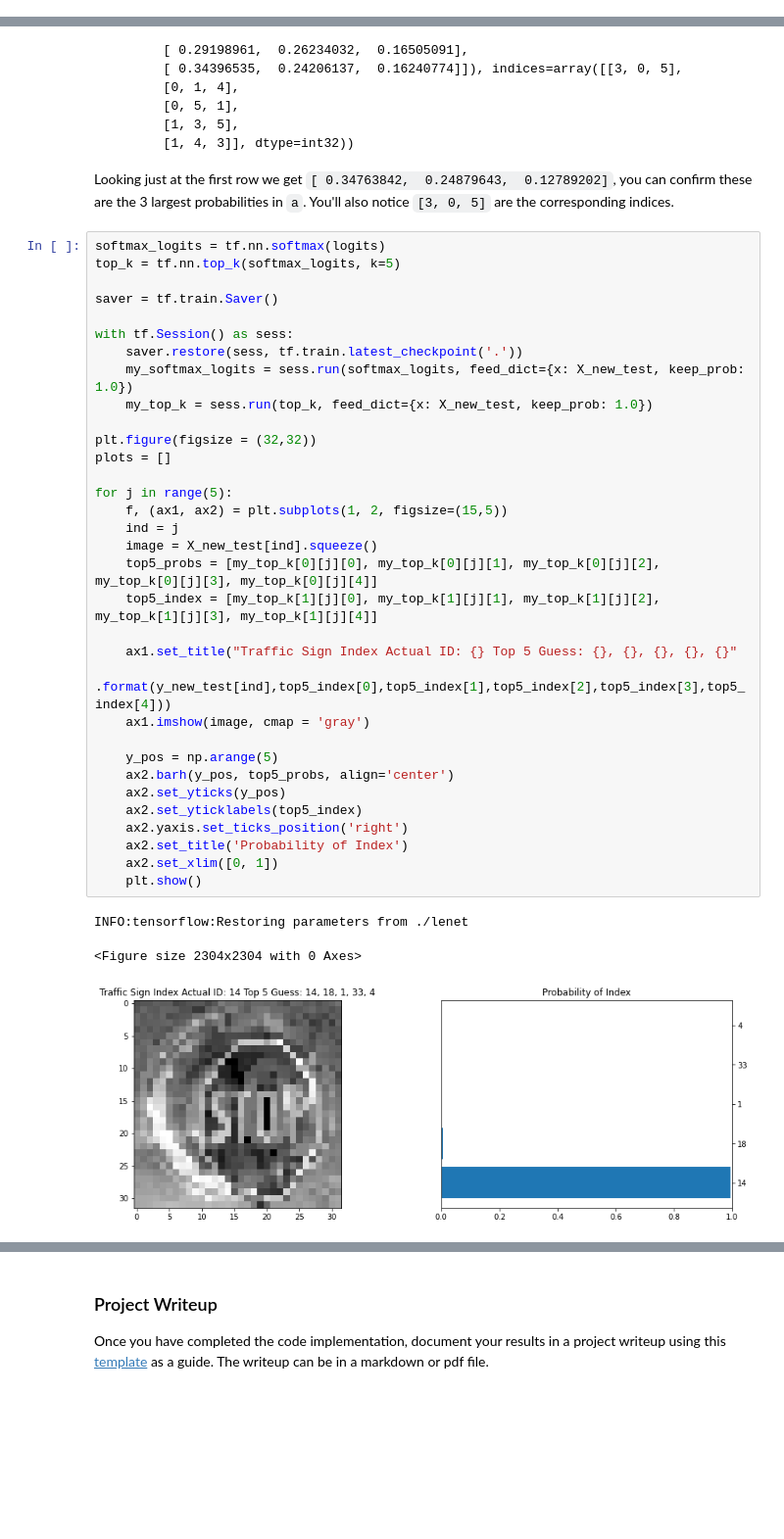
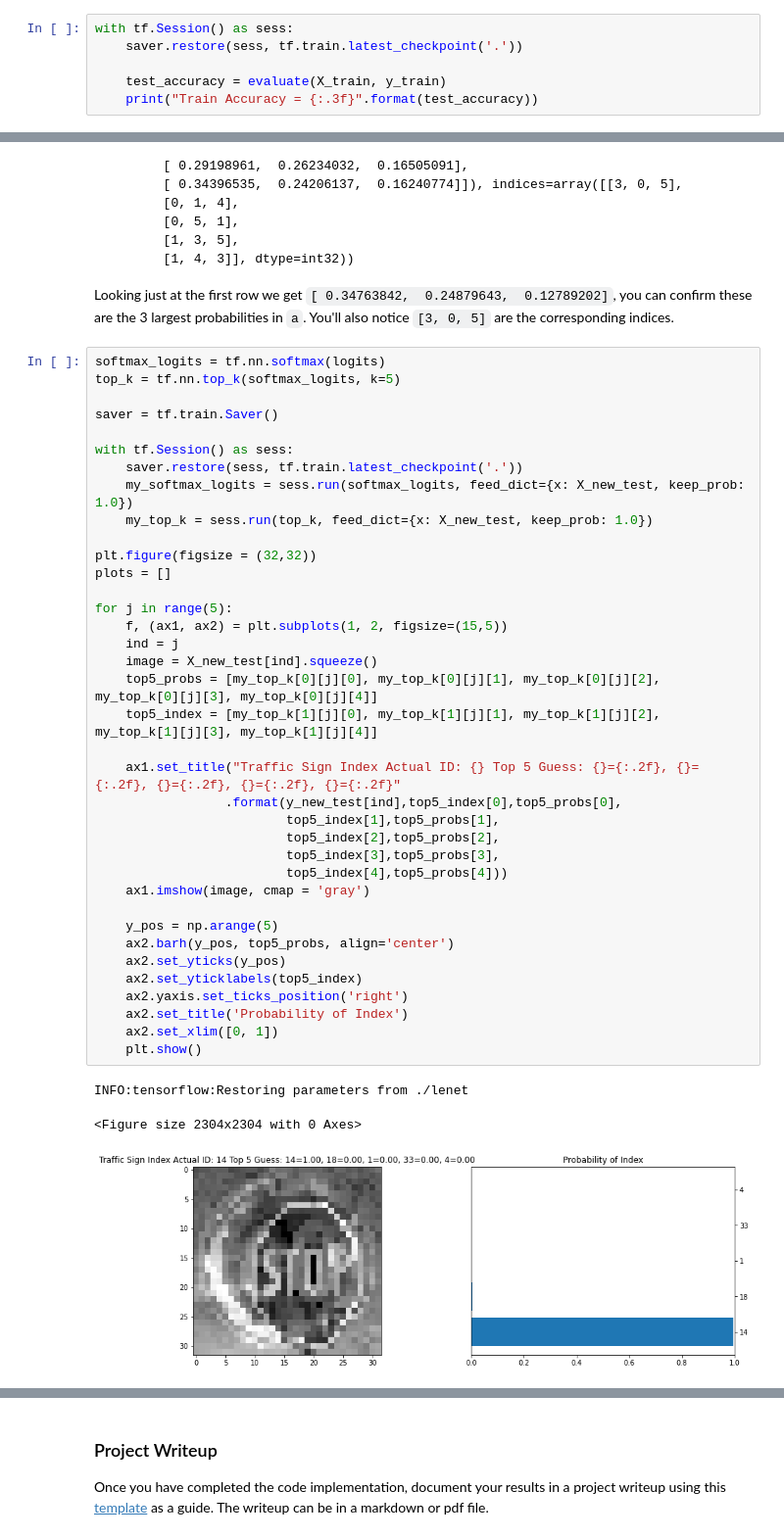
Before and after one commit to Jososke/Traffic_Sign_Classifier, a Jupyter notebook: Traffic_Sign_Classifier.ipynb, the cells around one changed output, grey strips where cells are left out. Shown at 98% size. Drawn from its saved outputs; the diff is of its cells as text; blank space fills up the shorter version.

```diff
--- a/Traffic_Sign_Classifier.ipynb
+++ b/Traffic_Sign_Classifier.ipynb
@@ -467,3 +467,9 @@ EPOCH 40 ...
 Validation Accuracy = 0.954
 
 Model saved
+# %%
+with tf.Session() as sess:
+    saver.restore(sess, tf.train.latest_checkpoint('.'))
+
+    test_accuracy = evaluate(X_train, y_train)
+    print("Train Accuracy = {:.3f}".format(test_accuracy))
@@ -608,33 +617,37 @@ top_k = tf.nn.top_k(softmax_logits, k=5)
 saver = tf.train.Saver()
 
 with tf.Session() as sess:
     saver.restore(sess, tf.train.latest_checkpoint('.'))
     my_softmax_logits = sess.run(softmax_logits, feed_dict={x: X_new_test, keep_prob: 1.0})
     my_top_k = sess.run(top_k, feed_dict={x: X_new_test, keep_prob: 1.0})
 
 plt.figure(figsize = (32,32))
 plots = []
 
 for j in range(5):
     f, (ax1, ax2) = plt.subplots(1, 2, figsize=(15,5))
     ind = j
     image = X_new_test[ind].squeeze()
     top5_probs = [my_top_k[0][j][0], my_top_k[0][j][1], my_top_k[0][j][2], my_top_k[0][j][3], my_top_k[0][j][4]]
     top5_index = [my_top_k[1][j][0], my_top_k[1][j][1], my_top_k[1][j][2], my_top_k[1][j][3], my_top_k[1][j][4]]
 
-    ax1.set_title("Traffic Sign Index Actual ID: {} Top 5 Guess: {}, {}, {}, {}, {}"
-                 .format(y_new_test[ind],top5_index[0],top5_index[1],top5_index[2],top5_index[3],top5_index[4]))
+    ax1.set_title("Traffic Sign Index Actual ID: {} Top 5 Guess: {}={:.2f}, {}={:.2f}, {}={:.2f}, {}={:.2f}, {}={:.2f}"
+                 .format(y_new_test[ind],top5_index[0],top5_probs[0],
+                         top5_index[1],top5_probs[1],
+                         top5_index[2],top5_probs[2],
+                         top5_index[3],top5_probs[3],
+                         top5_index[4],top5_probs[4]))
     ax1.imshow(image, cmap = 'gray')
 
     y_pos = np.arange(5)
     ax2.barh(y_pos, top5_probs, align='center')
     ax2.set_yticks(y_pos)
     ax2.set_yticklabels(top5_index)
     ax2.yaxis.set_ticks_position('right')
     ax2.set_title('Probability of Index')
     ax2.set_xlim([0, 1])
     plt.show()
 # %% [output]
 INFO:tensorflow:Restoring parameters from ./lenet
 <Figure size 2304x2304 with 0 Axes>
-[figure, old version]
+[figure, new version]
```
Also changed, not shown: parts of 4 cells of this notebook, 13 other files.
